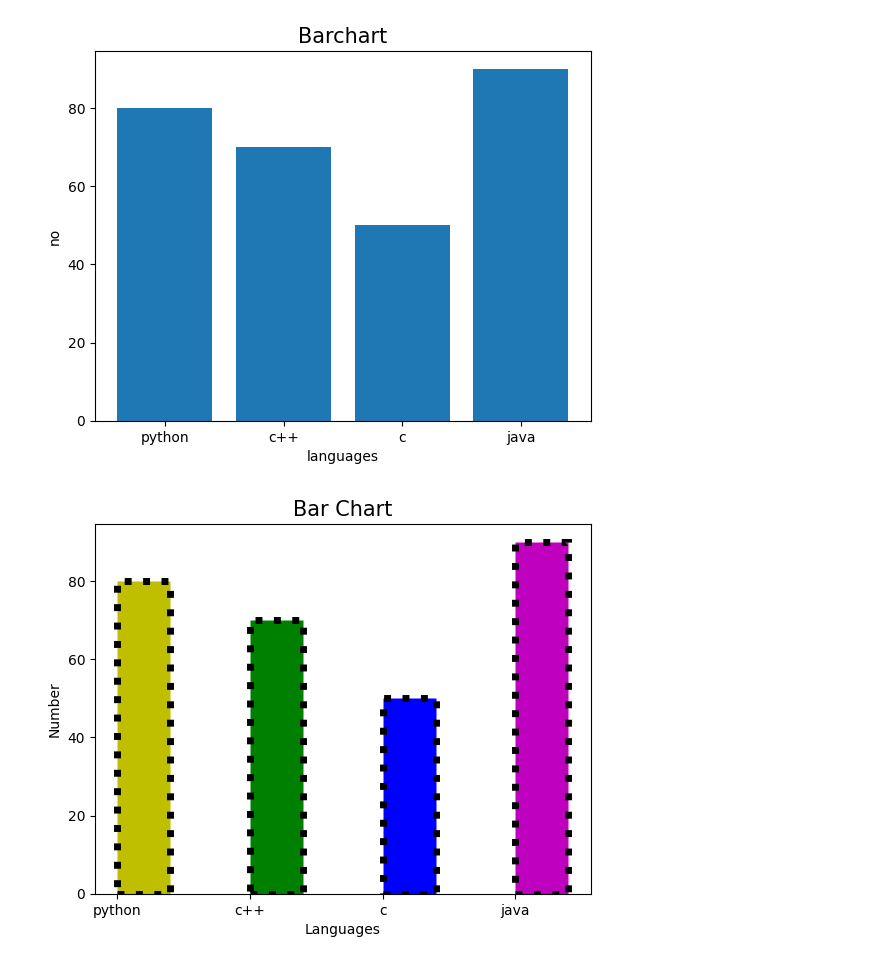
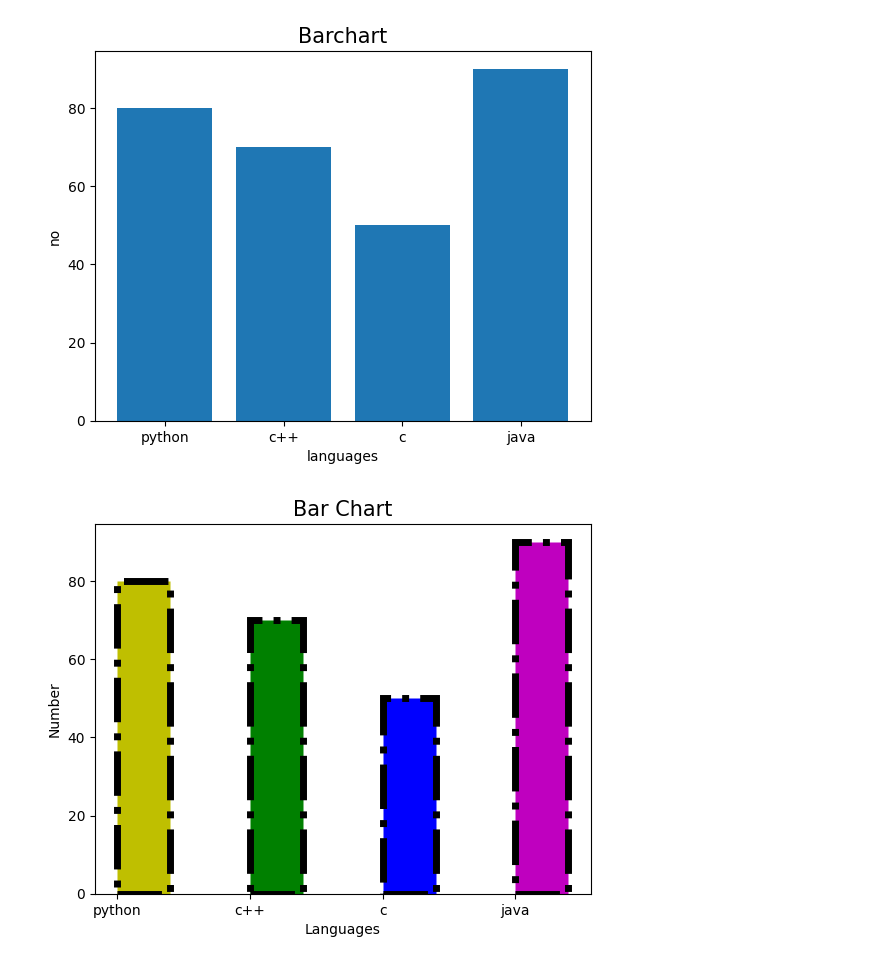
Before and after one commit to DeepshriBokde19/Data-science, a Jupyter notebook: barchat6_notebook.ipynb, the cells around one changed output. Cells and saved outputs as stored; diff of their text form; code cells hidden in the pictures.

```diff
--- a/barchat6_notebook.ipynb
+++ b/barchat6_notebook.ipynb
@@ -19,13 +19,13 @@ plt.show
 # %%
 import matplotlib.pyplot as plt
 
 x = ["python", "c++", "c", "java"]
 y = [80, 70, 50, 90]
 plt.xlabel("Languages", fontsize=10)
 plt.ylabel("Number", fontsize=10)
 plt.title("Bar Chart", fontsize=15)
 colors = ["y", "g", "b", "m"]
-plt.bar(x,y,width=0.4,color=colors,align="edge",edgecolor="black",linewidth=5,linestyle="dotted")
+plt.bar(x,y,width=0.4,color=colors,align="edge",edgecolor="black",linewidth=5,linestyle="dashdot")
 plt.show()
 # %% [output]
-[figure, old version]
+[figure, new version]
```
